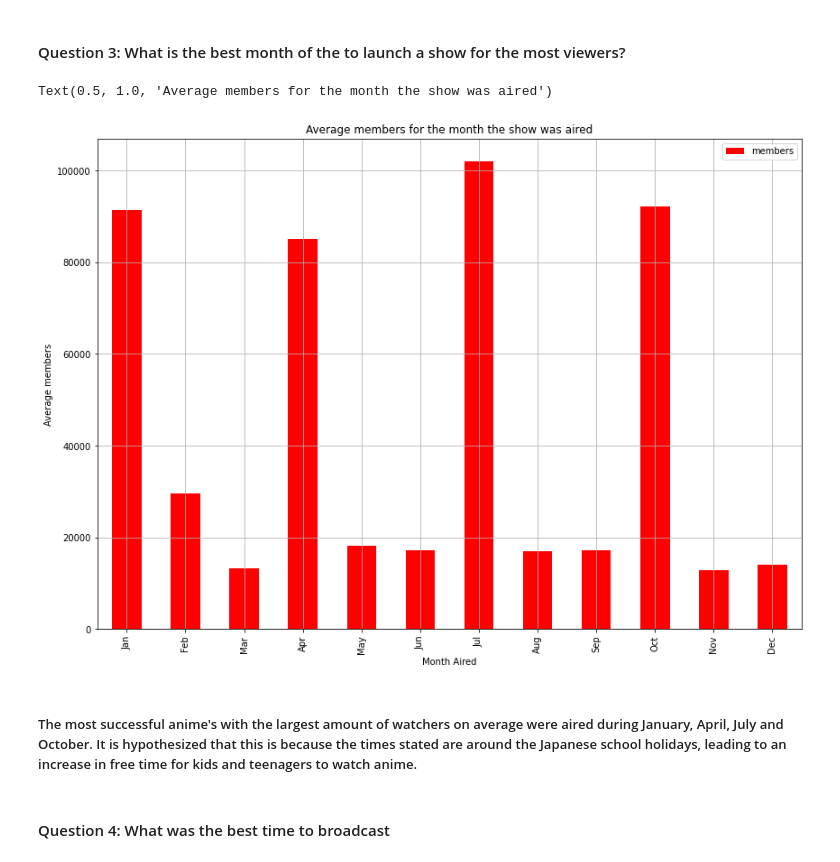
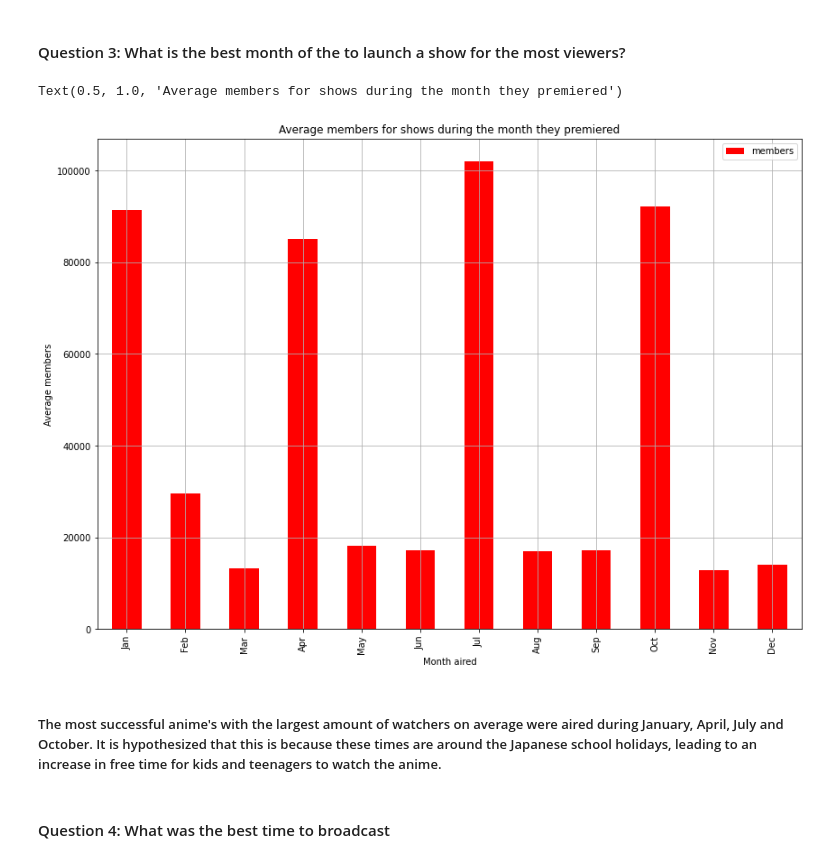
Before and after one commit to OsbornAI/Anime-Recommendation-Engine, a Jupyter notebook: Anime Analysis.ipynb, the cells around one changed output. Cells and saved outputs as stored; diff of their text form; code cells hidden in the pictures.

```diff
--- a/Anime Analysis.ipynb
+++ b/Anime Analysis.ipynb
@@ -371,22 +377,22 @@ Text(0.5, 1.0, 'Average members for each genre')
 # %%
 # Make seperate columns of the hour and then group by the hour under the average
 
 viewers_df = airedParsedDf(df)
 viewers_df['aired_month'] = viewers_df['aired_start'].dt.month # Sort this dataframe by the column
 
 viewers_df = viewers_df.groupby('aired_month').mean()
 viewers_df.index = pd.to_datetime(viewers_df.index, format='%m').month_name().str[:3]
 viewers_df = viewers_df.drop(['episodes', 'favorites'], axis=1)
 
 viewers_df.plot.bar(grid=True, color='red')
-plt.xlabel('Month Aired')
+plt.xlabel('Month aired')
 plt.ylabel('Average members')
-plt.title('Average members for the month the show was aired')
+plt.title('Average members for shows during the month they premiered')
 # %% [output]
-Text(0.5, 1.0, 'Average members for the month the show was aired')
+Text(0.5, 1.0, 'Average members for shows during the month they premiered')
-[figure, old version]
+[figure, new version]
 # %% [markdown]
-##### The most successful anime's with the largest amount of watchers on average were aired during January, April, July and October. It is hypothesized that this is because the times stated are around the Japanese school holidays, leading to an increase in free time for kids and teenagers to watch anime.
+##### The most successful anime's with the largest amount of watchers on average were aired during January, April, July and October. It is hypothesized that this is because these times are around the Japanese school holidays, leading to an increase in free time for kids and teenagers to watch the anime.
 # %% [markdown]
 #### Question 4: What was the best time to broadcast
 # %%
```
Also changed, not shown: parts of 23 cells of this notebook, 1 other file.
